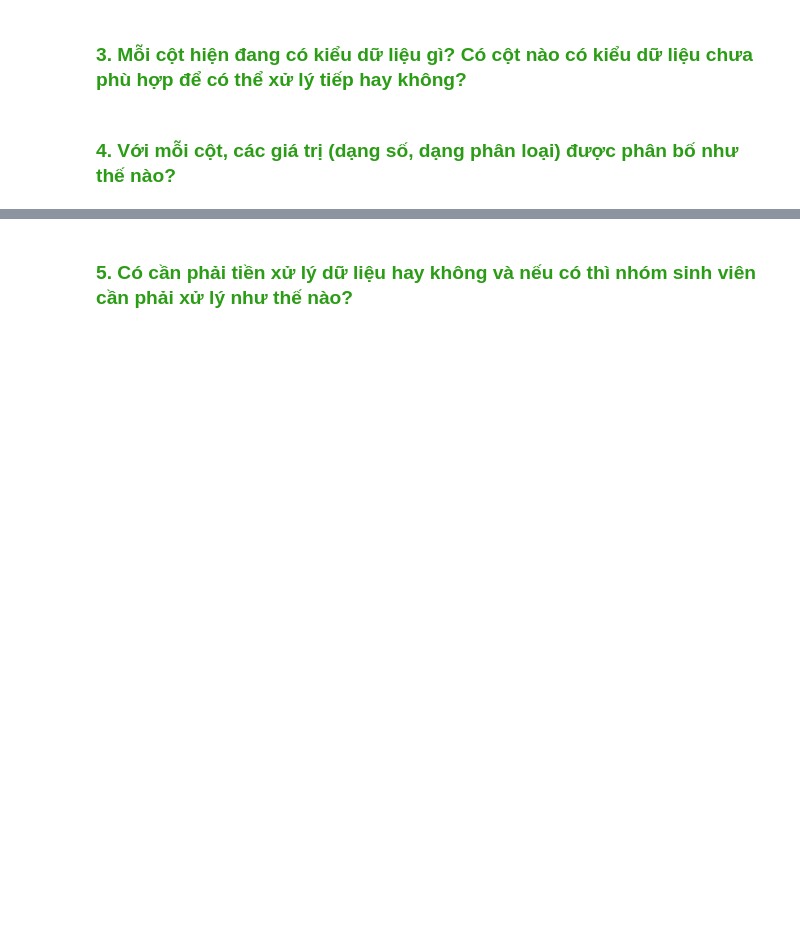
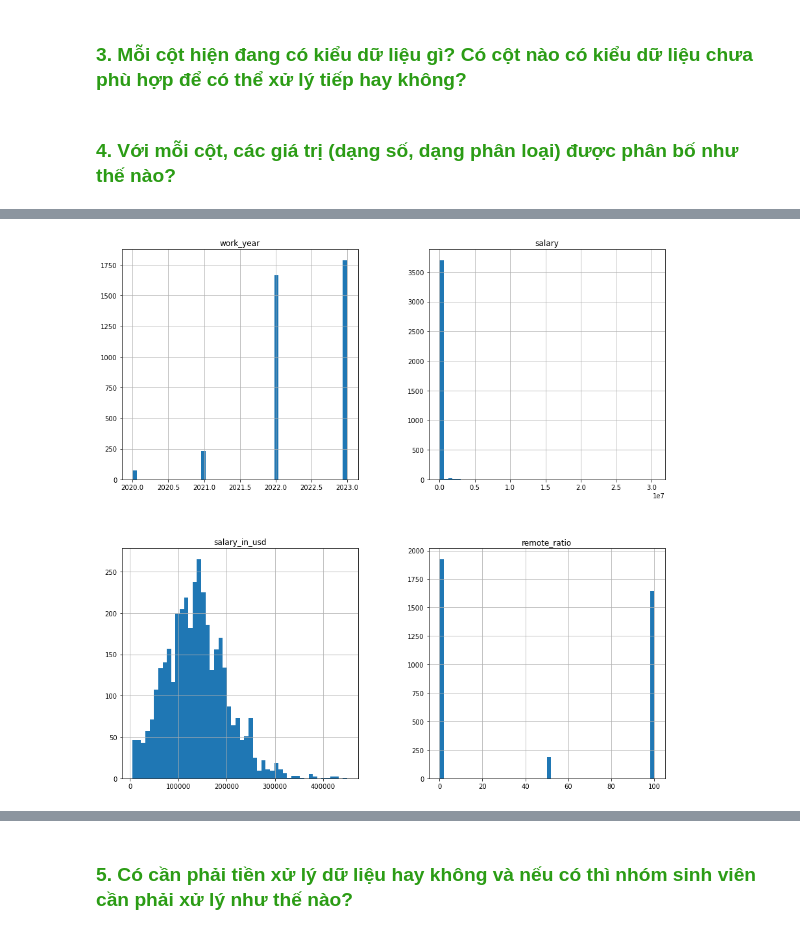
Before and after one commit to PhuongAnh57/LAB2-TQHDL, a Jupyter notebook: source_codes/main.ipynb, the cells around one changed output, grey strips where cells are left out. Saved outputs shown, nothing was run; the diff lists cells and outputs as text; code cells hidden in the pictures; blank space fills up the shorter version.

```diff
--- a/source_codes/main.ipynb
+++ b/source_codes/main.ipynb
@@ -99,0 +144,6 @@ Number of columns:  11
+# %%
+# Biểu đồ thể hiện sự phân bố của các giá trị dạng số
+salaries_df.hist(bins = 50, figsize = (15,15))
+plt.show()
+# %% [output]
+[figure, added]
```
Also changed, not shown: parts of 8 cells of this notebook.
